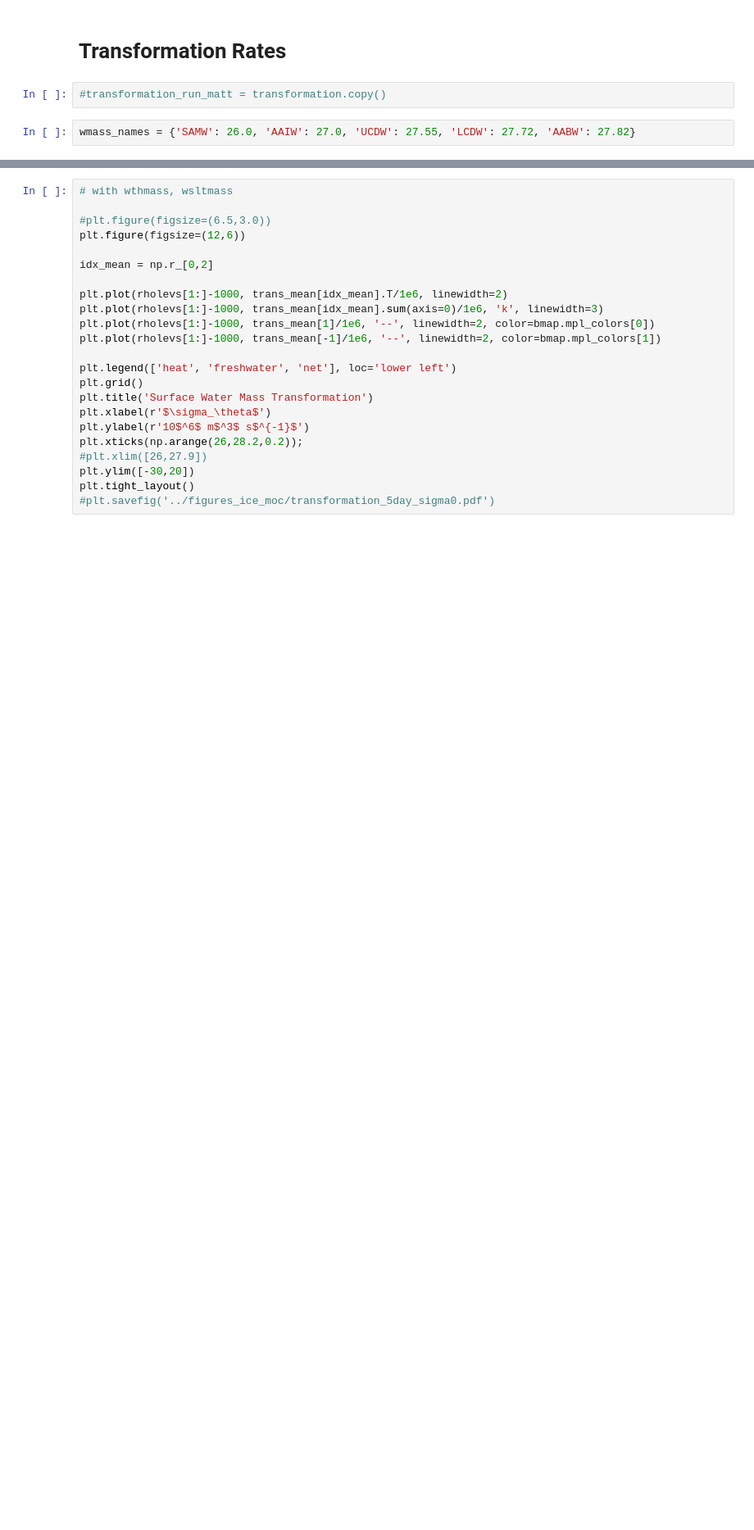
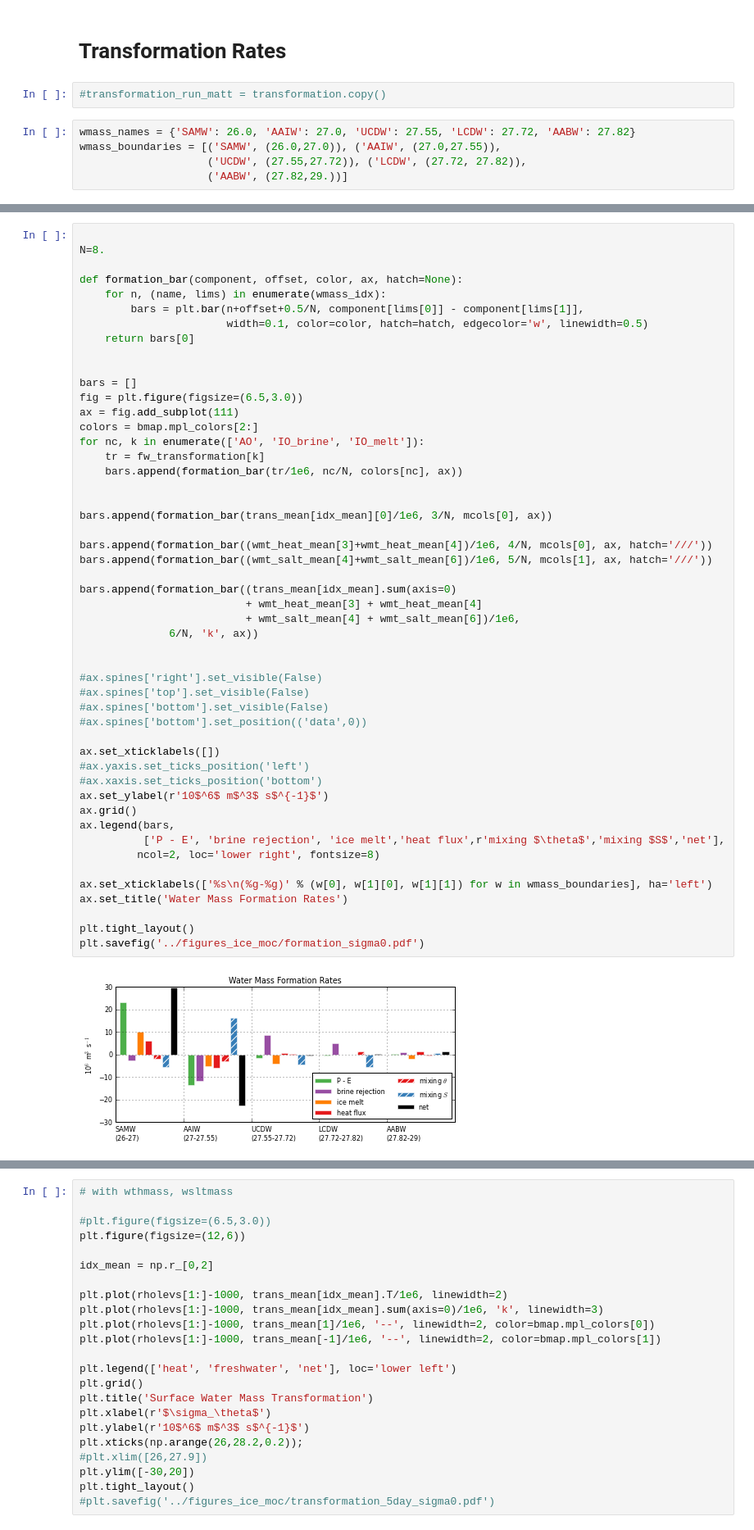
Before and after one commit to dhruvbalwada/watermass, a Jupyter notebook: SOSE_layers_analysis/surface_transformation_sigma0_5day.ipynb, the cells around one changed output, grey strips where cells are left out. Shown at 82% size. Saved outputs shown, nothing was run; the diff lists cells and outputs as text; blank space fills up the shorter version.

```diff
--- a/SOSE_layers_analysis/surface_transformation_sigma0_5day.ipynb
+++ b/SOSE_layers_analysis/surface_transformation_sigma0_5day.ipynb
@@ -303,3 +250,6 @@ wmt_heat_mean = wmt_heat.mean(axis=0)
 #transformation_run_matt = transformation.copy()
 # %%
 wmass_names = {'SAMW': 26.0, 'AAIW': 27.0, 'UCDW': 27.55, 'LCDW': 27.72, 'AABW': 27.82}
+wmass_boundaries = [('SAMW', (26.0,27.0)), ('AAIW', (27.0,27.55)),
+                    ('UCDW', (27.55,27.72)), ('LCDW', (27.72, 27.82)),
+                    ('AABW', (27.82,29.))]
@@ -406 +373,53 @@ plt.savefig('../figures_ice_moc/transformation_fw_sigma0.pdf')
 [figure]
+# %%
+
+N=8.
+
+def formation_bar(component, offset, color, ax, hatch=None):
+    for n, (name, lims) in enumerate(wmass_idx):
+        bars = plt.bar(n+offset+0.5/N, component[lims[0]] - component[lims[1]],
+                       width=0.1, color=color, hatch=hatch, edgecolor='w', linewidth=0.5)
+    return bars[0]
+
+
+bars = []
+fig = plt.figure(figsize=(6.5,3.0))
+ax = fig.add_subplot(111)
+colors = bmap.mpl_colors[2:]
+for nc, k in enumerate(['AO', 'IO_brine', 'IO_melt']):
+    tr = fw_transformation[k]
+    bars.append(formation_bar(tr/1e6, nc/N, colors[nc], ax))
+
+
+bars.append(formation_bar(trans_mean[idx_mean][0]/1e6, 3/N, mcols[0], ax))
+
+bars.append(formation_bar((wmt_heat_mean[3]+wmt_heat_mean[4])/1e6, 4/N, mcols[0], ax, hatch='///'))
+bars.append(formation_bar((wmt_salt_mean[4]+wmt_salt_mean[6])/1e6, 5/N, mcols[1], ax, hatch='///'))
+
+bars.append(formation_bar((trans_mean[idx_mean].sum(axis=0)
+                          + wmt_heat_mean[3] + wmt_heat_mean[4]
+                          + wmt_salt_mean[4] + wmt_salt_mean[6])/1e6,
+              6/N, 'k', ax))
+
+
+#ax.spines['right'].set_visible(False)
+#ax.spines['top'].set_visible(False)
+#ax.spines['bottom'].set_visible(False)
+#ax.spines['bottom'].set_position(('data',0))
+
+ax.set_xticklabels([])
+#ax.yaxis.set_ticks_position('left')
+#ax.xaxis.set_ticks_position('bottom')
+ax.set_ylabel(r'10$^6$ m$^3$ s$^{-1}$')
+ax.grid()
+ax.legend(bars,
+          ['P - E', 'brine rejection', 'ice melt','heat flux',r'mixing $\theta$','mixing $S$','net'],
+         ncol=2, loc='lower right', fontsize=8)
+
+ax.set_xticklabels(['%s\n(%g-%g)' % (w[0], w[1][0], w[1][1]) for w in wmass_boundaries], ha='left')
+ax.set_title('Water Mass Formation Rates')
+
+plt.tight_layout()
+plt.savefig('../figures_ice_moc/formation_sigma0.pdf')
+# %% [output]
+[figure, added]
```
Also changed, not shown: parts of 7 cells of this notebook, 1 other file.
